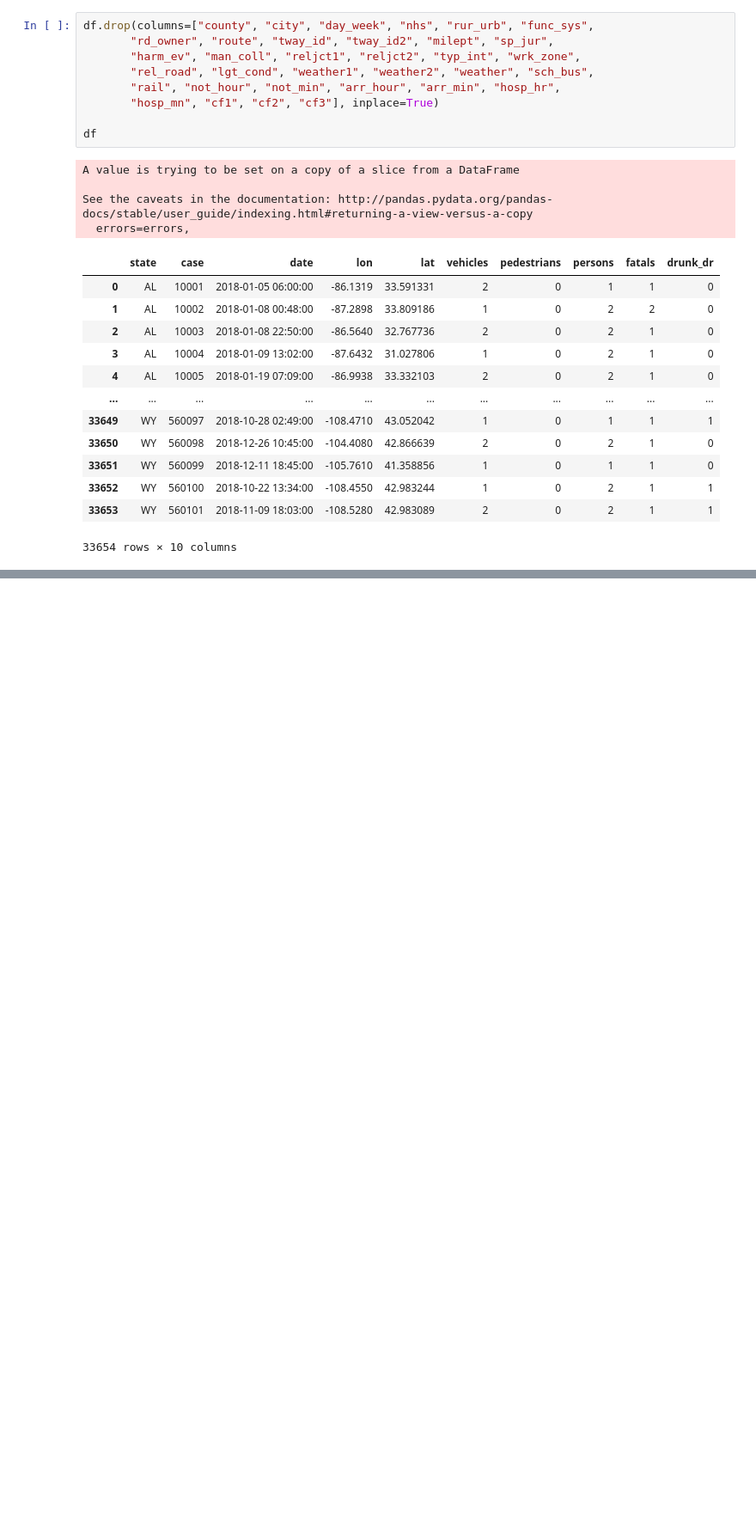
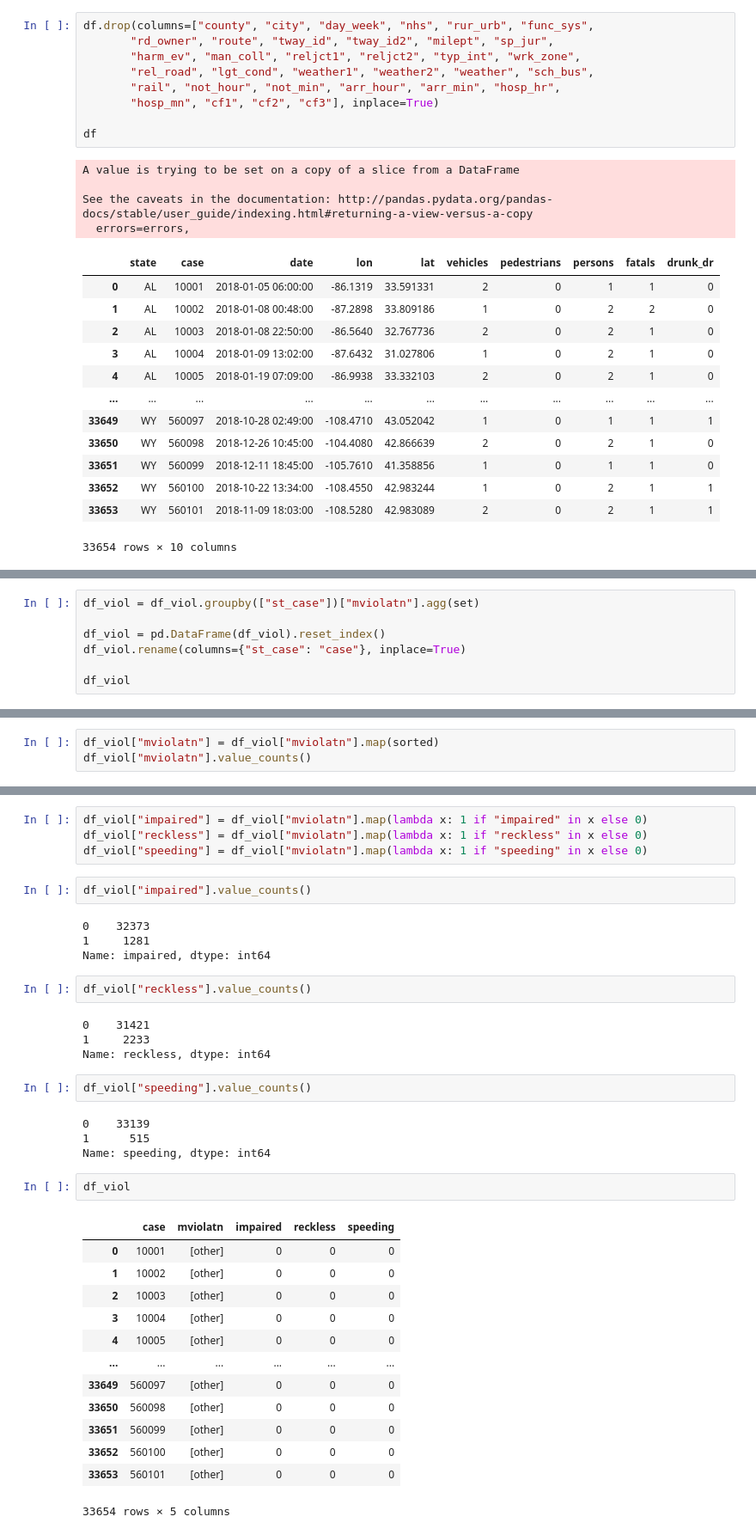
Before and after one commit to YM88/NHTSA-FARS-DATA-2015-2018, a Jupyter notebook: notebooks/200-data-cleanup.ipynb, the cells around one changed output, grey strips where cells are left out. Shown at 86% size. Cells and saved outputs as stored; diff of their text form; blank space fills up the shorter version.

```diff
--- a/notebooks/200-data-cleanup.ipynb
+++ b/notebooks/200-data-cleanup.ipynb
@@ -452,0 +393,7 @@ Name: mviolatn, dtype: int64
+# %%
+df_viol = df_viol.groupby(["st_case"])["mviolatn"].agg(set)
+
+df_viol = pd.DataFrame(df_viol).reset_index()
+df_viol.rename(columns={"st_case": "case"}, inplace=True)
+
+df_viol
@@ -452,0 +414,3 @@ Name: mviolatn, dtype: int64
+# %%
+df_viol["mviolatn"] = df_viol["mviolatn"].map(sorted)
+df_viol["mviolatn"].value_counts()
@@ -453 +434,39 @@ Name: mviolatn, dtype: int64
+# %%
+df_viol["impaired"] = df_viol["mviolatn"].map(lambda x: 1 if "impaired" in x else 0)
+df_viol["reckless"] = df_viol["mviolatn"].map(lambda x: 1 if "reckless" in x else 0)
+df_viol["speeding"] = df_viol["mviolatn"].map(lambda x: 1 if "speeding" in x else 0)
+# %%
+df_viol["impaired"].value_counts()
+# %% [output]
+0    32373
+1     1281
+Name: impaired, dtype: int64
+# %%
+df_viol["reckless"].value_counts()
+# %% [output]
+0    31421
+1     2233
+Name: reckless, dtype: int64
+# %%
+df_viol["speeding"].value_counts()
+# %% [output]
+0    33139
+1      515
+Name: speeding, dtype: int64
+# %%
+df_viol
+# %% [output]
+|  | case | mviolatn | impaired | reckless | speeding |
+| 0 | 10001 | [other] | 0 | 0 | 0 |
+| 1 | 10002 | [other] | 0 | 0 | 0 |
+| 2 | 10003 | [other] | 0 | 0 | 0 |
+| 3 | 10004 | [other] | 0 | 0 | 0 |
+| 4 | 10005 | [other] | 0 | 0 | 0 |
+| ... | ... | ... | ... | ... | ... |
+| 33649 | 560097 | [other] | 0 | 0 | 0 |
+| 33650 | 560098 | [other] | 0 | 0 | 0 |
+| 33651 | 560099 | [other] | 0 | 0 | 0 |
+| 33652 | 560100 | [other] | 0 | 0 | 0 |
+| 33653 | 560101 | [other] | 0 | 0 | 0 |
+33654 rows × 5 columns
 # %%
```
Also changed, not shown: parts of 17 cells of this notebook, 1 other file.
